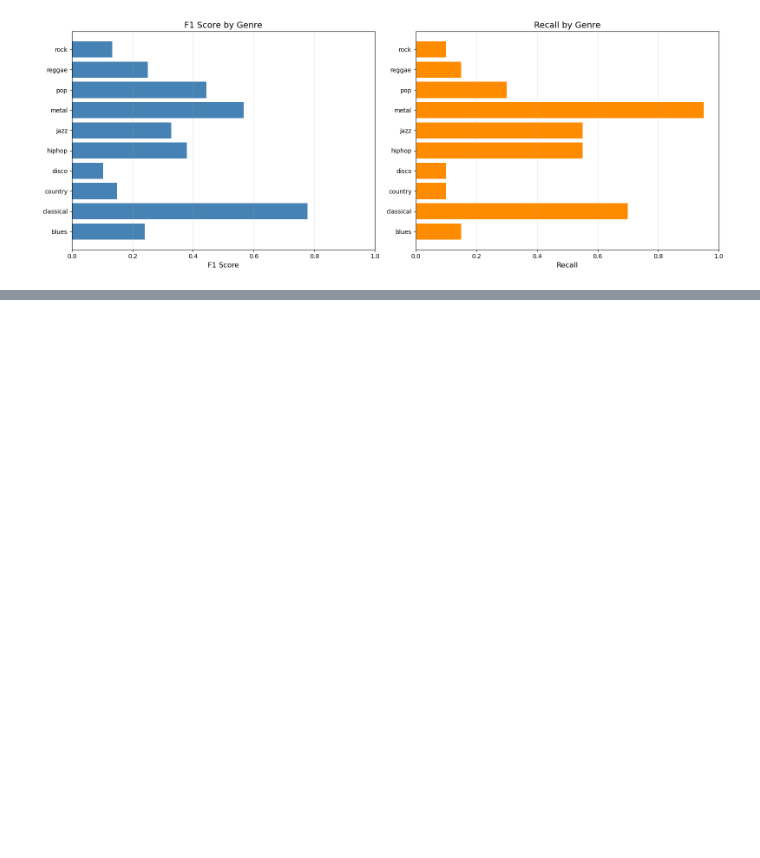
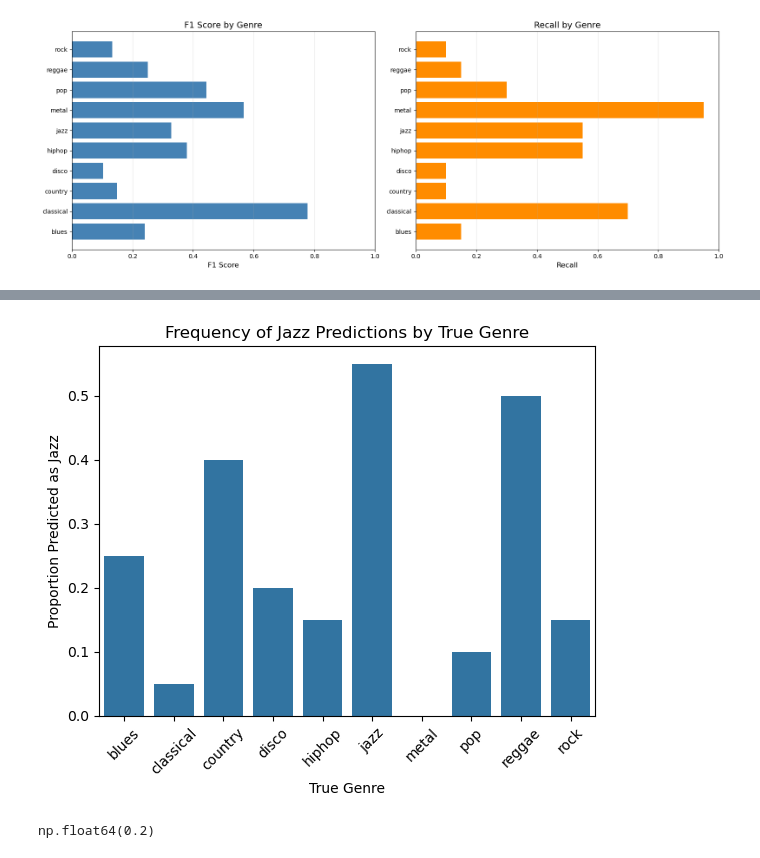
Before and after one commit to AlexGithub3427/music-genre-classification, a Jupyter notebook: Full KNN.ipynb, the cells around one changed output, grey strips where cells are left out. Drawn from its saved outputs; the diff is of its cells as text; code cells hidden in the pictures; blank space fills up the shorter version.

```diff
--- a/Full KNN.ipynb
+++ b/Full KNN.ipynb
@@ -289,0 +343,8 @@ rock        0.200000    0.10  0.133333     20.0
+# %%
+plot_prediction_frequency("jazz")
+# %% [output]
+[figure, added]
+# %%
+np.mean(y_pred[y_test != "jazz"] == "jazz")
+# %% [output]
+np.float64(0.2)
```
Also changed, not shown: parts of 23 cells of this notebook.
